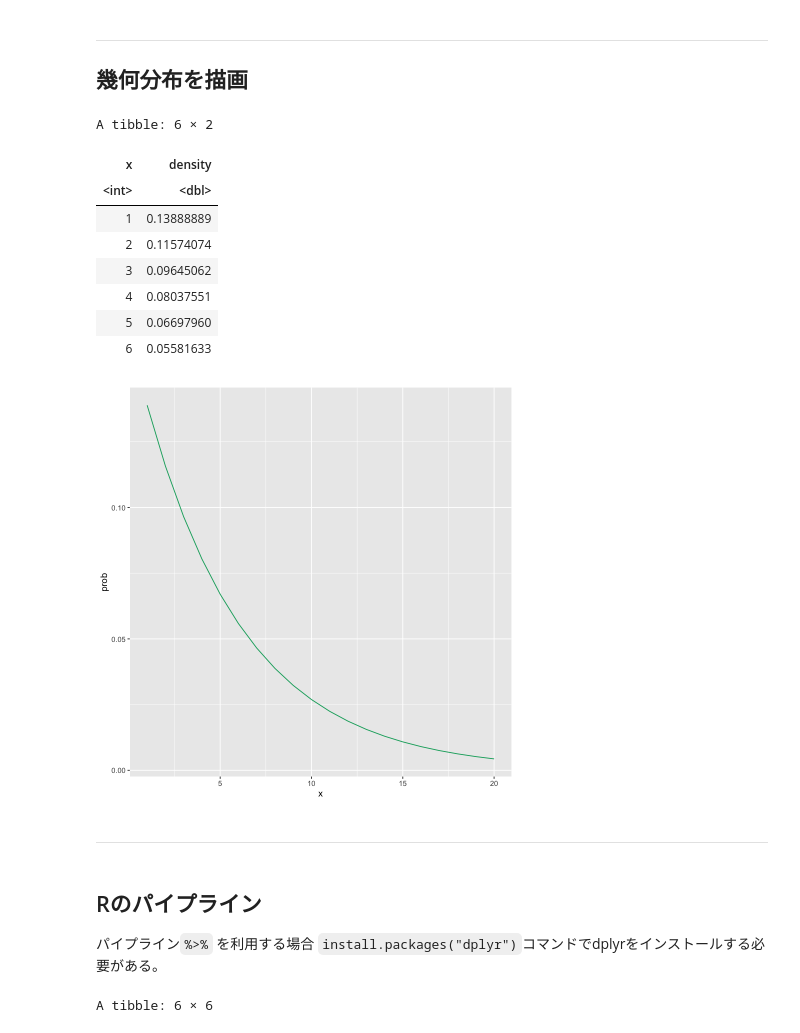
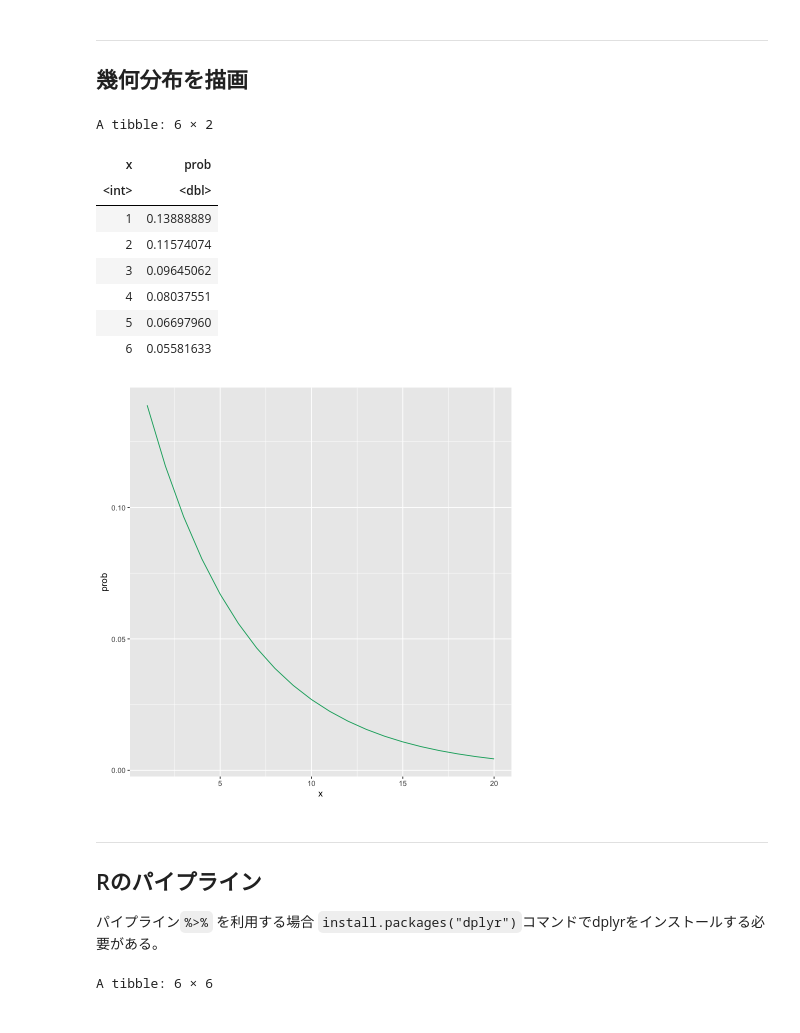
Before and after one commit to wang-zhijun/learn-statistics, a Jupyter notebook: learn-r.ipynb, the cells around one changed output. Cells and saved outputs as stored; diff of their text form; code cells hidden in the pictures.

```diff
--- a/learn-r.ipynb
+++ b/learn-r.ipynb
@@ -562,24 +562,24 @@ dgeom(1:3, 1/6)
 ---
 ## 幾何分布を描画
 # %%
-# x軸の値：　−5から5までx軸の値を501個を指定
+# x軸の値：　−5から5までx軸の値を20個を指定
 x_vec = seq(from = 1, to = 20)
 # tibbleのdataframeを作成。
 # x軸は x_vec
 # y軸はdnormを使って確率密度を計算した値
 prob_df <- tibble::tibble(
   x = x_vec,
   prob = dgeom(x_vec, 1/6)
 )
-head(dens_df)
+head(prob_df)
 
 # 幾何分布のグラフを作成
 ggplot() +
   geom_line(data = prob_df, mapping = aes(x = x, y = prob),
             color = "#00A968") # 確率密度
 # %% [output]
 A tibble: 6 × 2
-| x | density |
+| x | prob |
 | <int> | <dbl> |
 | 1 | 0.13888889 |
 | 2 | 0.11574074 |
@@ -588,9 +588,8 @@ A tibble: 6 × 2
 | 5 | 0.06697960 |
 | 6 | 0.05581633 |
 [figure]
-# %% [markdown]
----
 # %% [markdown]
+---
 ## Rのパイプライン
 
 パイプライン`%>%` を利用する場合 `install.packages("dplyr")`コマンドでdplyrをインストールする必要がある。
```
Also changed, not shown: parts of 3 cells of this notebook.
